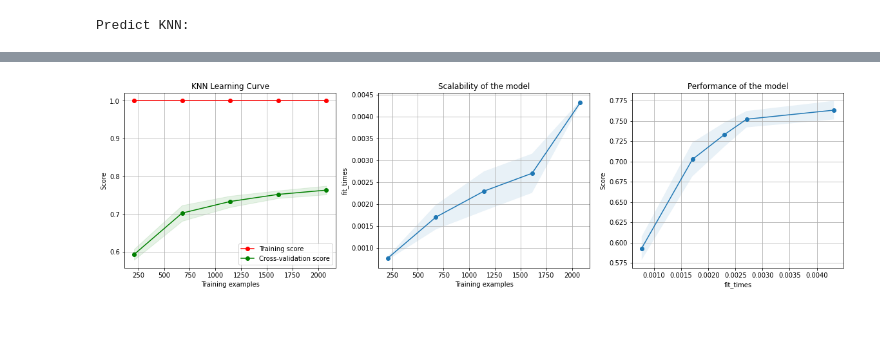
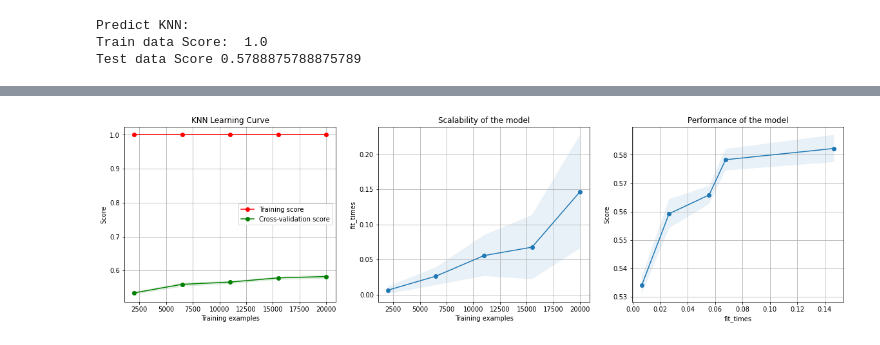
Before and after one commit to Frostai/CS7641, a Jupyter notebook: supervised_learning/poker.ipynb, the cells around one changed output, grey strips where cells are left out. Drawn from its saved outputs; the diff is of its cells as text; code cells hidden in the pictures.

```diff
--- a/supervised_learning/poker.ipynb
+++ b/supervised_learning/poker.ipynb
@@ -25,11 +140,12 @@ X_test = poker_test_df.values[:, :-1]
 y_test = poker_test_df.values[:,-1]
 # %%
 # DNN
-dnn = MLPClassifier(hidden_layer_sizes=(12,), random_state=1, max_iter=10000, tol=0.0001, n_iter_no_change=10, verbose=VERBOSE)
+dnn = MLPClassifier(hidden_layer_sizes=(100,100), random_state=1, max_iter=10000, tol=0.0001, n_iter_no_change=10, verbose=VERBOSE)
 dnn.fit(X_train, y_train)
 print('\nPredict DNN:\n')
 # print(dnn.predict(X_test))
 print('Train data Score: ', dnn.score(X_train, y_train))
 print('Test data Score', dnn.score(X_test, y_test))
-plot_learning_curve(dnn, 'KNN Learning Curve', X_train, y_train, n_jobs=-1)
+plt = plot_learning_curve(dnn, 'DNN Learning Curve', X_train, y_train, n_jobs=-1)
+plt.savefig('poker_dnn.png')
 # %% [output]
@@ -55,12 +157,15 @@ NameError: name 'plot_learning_curve' is not defined
 # %%
 
 # KNN
-knn = KNeighborsClassifier(n_neighbors=30, leaf_size=10, weights='distance', n_jobs=-1)
+knn = KNeighborsClassifier(n_neighbors=20, p=2, leaf_size=10, weights='distance', n_jobs=-1)
 print('\nPredict KNN:')
-# knn.fit(X_train, y_train)
+knn.fit(X_train, y_train)
 # print(knn.predict(X_test))
-plot_learning_curve(knn, 'KNN Learning Curve', X_train, y_train, n_jobs=-1)
-# print('Train data Score: ', knn.score(X_train, y_train))
-# print('Test data Score', knn.score(X_test, y_test))
+print('Train data Score: ', knn.score(X_train, y_train))
+print('Test data Score', knn.score(X_test, y_test))
+plt = plot_learning_curve(knn, 'KNN Learning Curve', X_train, y_train, n_jobs=-1)
+plt.savefig('poker_knn.png')
 # %% [output]
 Predict KNN:
+Train data Score:  1.0
+Test data Score 0.5788875788875789
@@ -68,4 +172,4 @@ Predict KNN:
-[figure, old version]
+[figure, new version]
 # %%
 # DecisionTree
 print('\nDecision Trees:')
```
Also changed, not shown: parts of 7 cells of this notebook, 22 other files.
